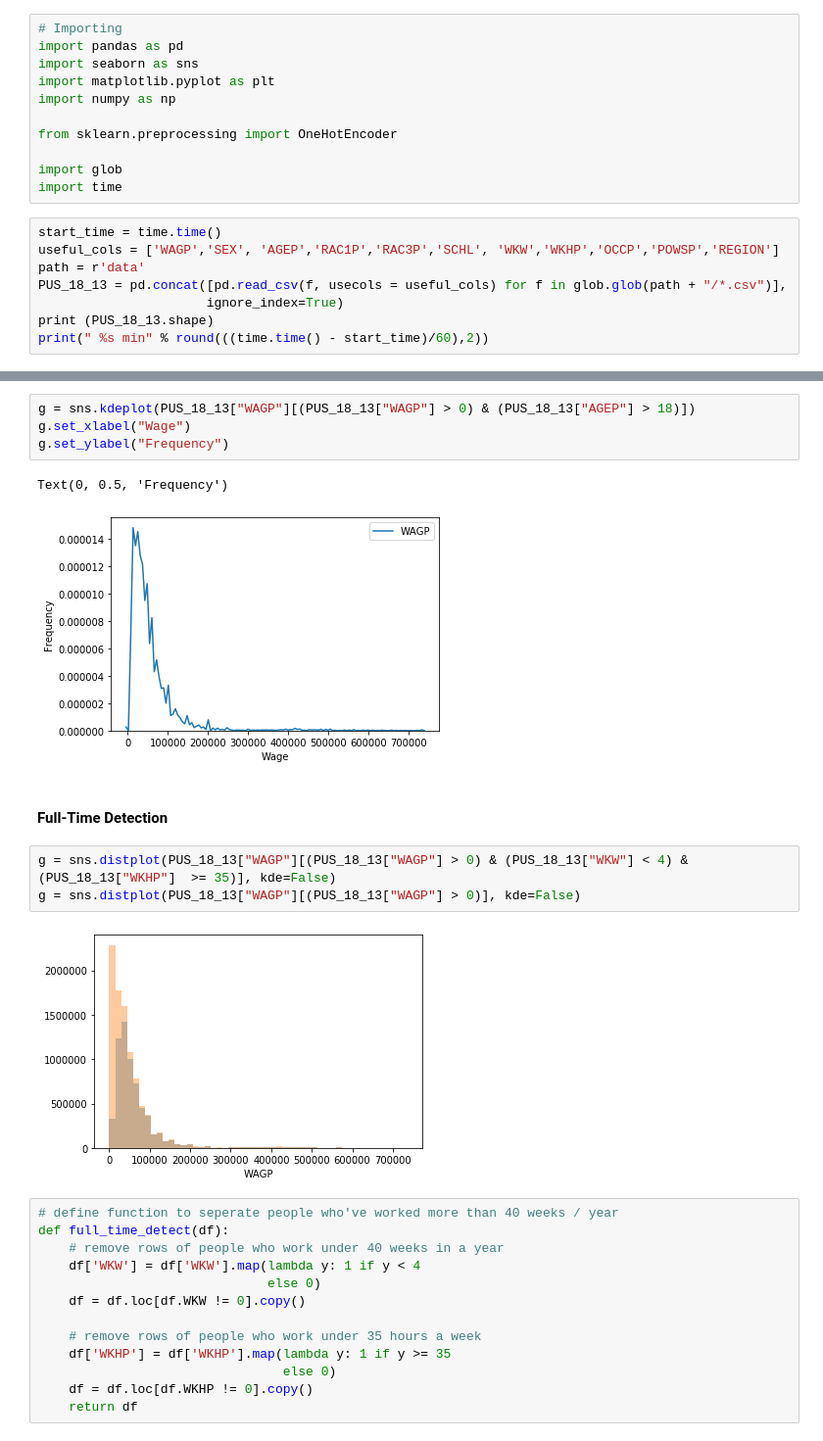
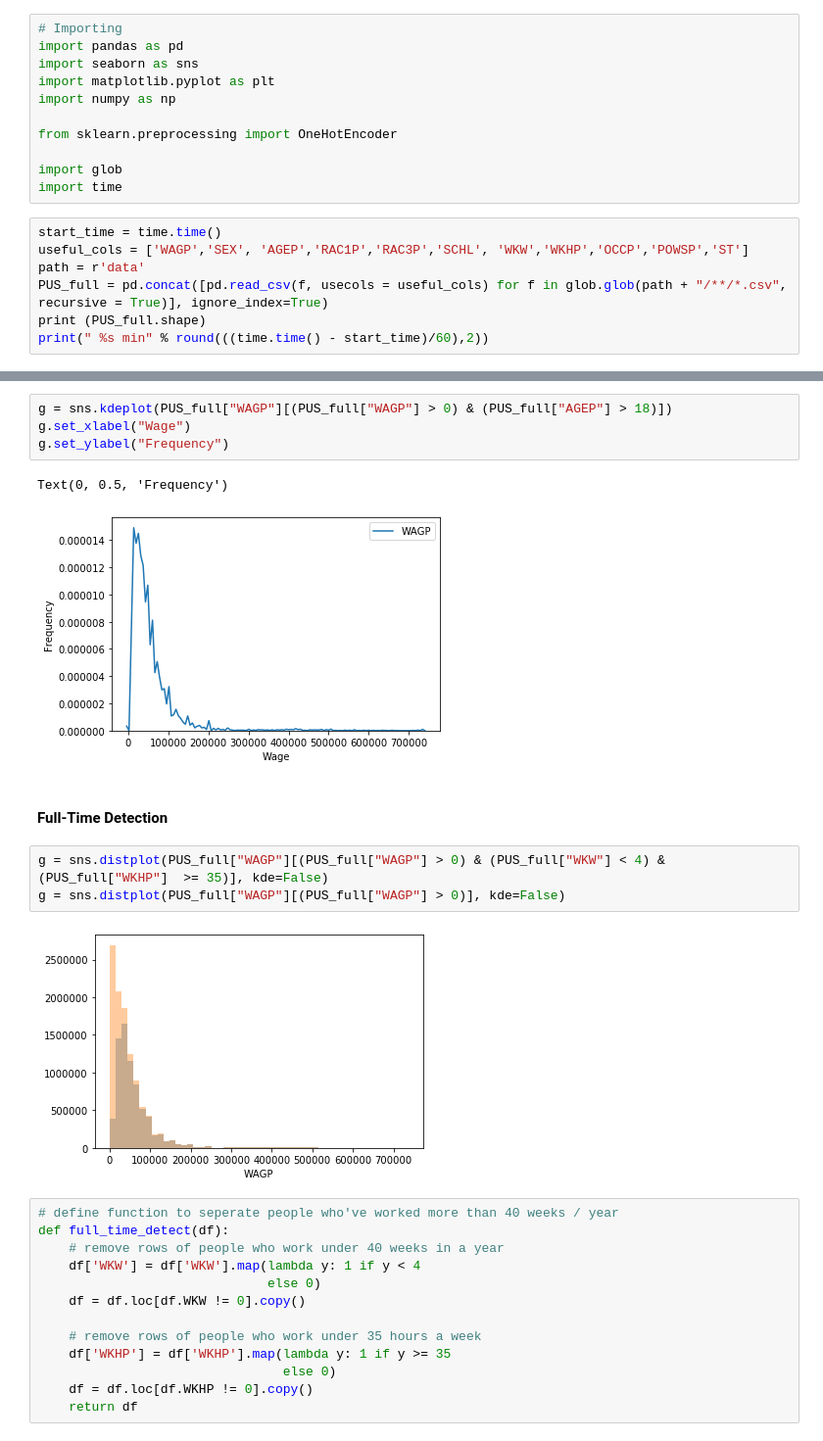
Before and after one commit to AlbeChen/Census_Wage_Analysis, a Jupyter notebook: Census_data.ipynb, the cells around one changed output, grey strips where cells are left out. Shown at 98% size. Drawn from its saved outputs; the diff is of its cells as text.

```diff
--- a/Census_data.ipynb
+++ b/Census_data.ipynb
@@ -11,10 +11,9 @@ import glob
 import time
 # %%
 start_time = time.time()
-useful_cols = ['WAGP','SEX', 'AGEP','RAC1P','RAC3P','SCHL', 'WKW','WKHP','OCCP','POWSP','REGION']
+useful_cols = ['WAGP','SEX', 'AGEP','RAC1P','RAC3P','SCHL', 'WKW','WKHP','OCCP','POWSP','ST']
 path = r'data'
-PUS_18_13 = pd.concat([pd.read_csv(f, usecols = useful_cols) for f in glob.glob(path + "/*.csv")],
-                      ignore_index=True)
-print (PUS_18_13.shape)
+PUS_full = pd.concat([pd.read_csv(f, usecols = useful_cols) for f in glob.glob(path + "/**/*.csv", recursive = True)], ignore_index=True)
+print (PUS_full.shape)
 print(" %s min" % round(((time.time() - start_time)/60),2))
 # %% [output]
@@ -49,17 +48,17 @@ g=g.legend(["Male","Female"])
 # %%
-g = sns.kdeplot(PUS_18_13["WAGP"][(PUS_18_13["WAGP"] > 0) & (PUS_18_13["AGEP"] > 18)])
+g = sns.kdeplot(PUS_full["WAGP"][(PUS_full["WAGP"] > 0) & (PUS_full["AGEP"] > 18)])
 g.set_xlabel("Wage")
 g.set_ylabel("Frequency")
 # %% [output]
 Text(0, 0.5, 'Frequency')
-[figure, old version]
+[figure, new version]
 # %% [markdown]
 #### Full-Time Detection
 # %%
-g = sns.distplot(PUS_18_13["WAGP"][(PUS_18_13["WAGP"] > 0) & (PUS_18_13["WKW"] < 4) & (PUS_18_13["WKHP"]  >= 35)], kde=False)
-g = sns.distplot(PUS_18_13["WAGP"][(PUS_18_13["WAGP"] > 0)], kde=False)
+g = sns.distplot(PUS_full["WAGP"][(PUS_full["WAGP"] > 0) & (PUS_full["WKW"] < 4) & (PUS_full["WKHP"]  >= 35)], kde=False)
+g = sns.distplot(PUS_full["WAGP"][(PUS_full["WAGP"] > 0)], kde=False)
 # %% [output]
-[figure, old version]
+[figure, new version]
 # %%
 # define function to seperate people who've worked more than 40 weeks / year
 def full_time_detect(df):
```
Also changed, not shown: parts of 90 cells of this notebook, 8 other files.
